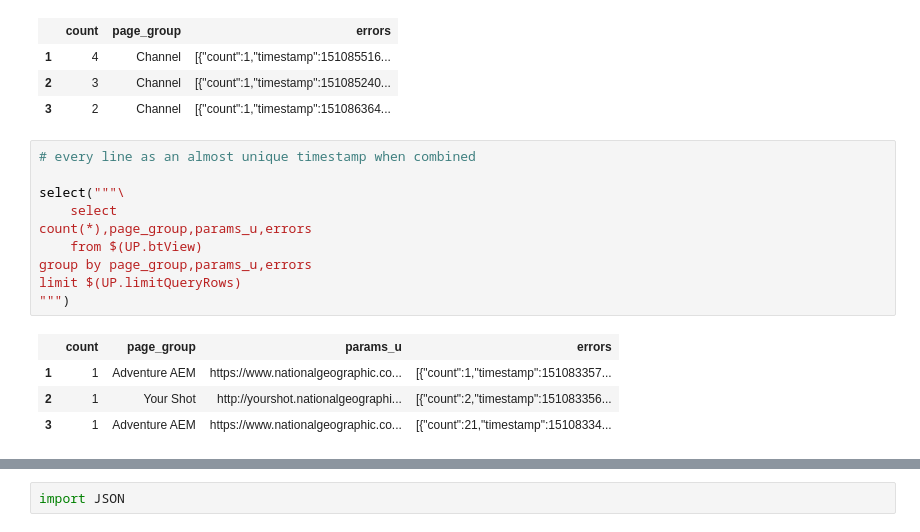
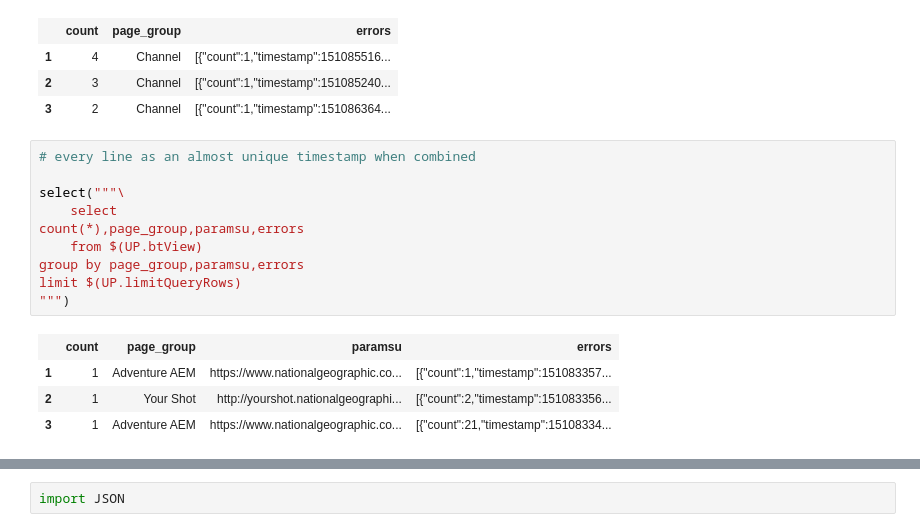
Before and after one commit to ChrisDavisNGP/NGP-DSWB, a Jupyter notebook: Work Area/Classify JS Errors/Classify_JS_Errors.ipynb, the cells around one changed output, grey strips where cells are left out. Drawn from its saved outputs; the diff is of its cells as text.

```diff
--- a/Work Area/Classify JS Errors/Classify_JS_Errors.ipynb
+++ b/Work Area/Classify JS Errors/Classify_JS_Errors.ipynb
@@ -267,15 +267,15 @@ limit $(UP.limitQueryRows)
 # %%
 # every line as an almost unique timestamp when combined
 
 select("""\
     select
-count(*),page_group,params_u,errors
+count(*),page_group,paramsu,errors
     from $(UP.btView)
-group by page_group,params_u,errors
+group by page_group,paramsu,errors
 limit $(UP.limitQueryRows)
 """)
 # %% [output]
-|  | count | page_group | params_u | errors |
+|  | count | page_group | paramsu | errors |
 | 1 | 1 | Adventure AEM | https://www.nationalgeographic.co... | [{"count":1,"timestamp":151083357... |
 | 2 | 1 | Your Shot | http://yourshot.nationalgeographi... | [{"count":2,"timestamp":151083356... |
 | 3 | 1 | Adventure AEM | https://www.nationalgeographic.co... | [{"count":21,"timestamp":15108334... |
```
Also changed, not shown: parts of 5 cells of this notebook, 12 other files.
